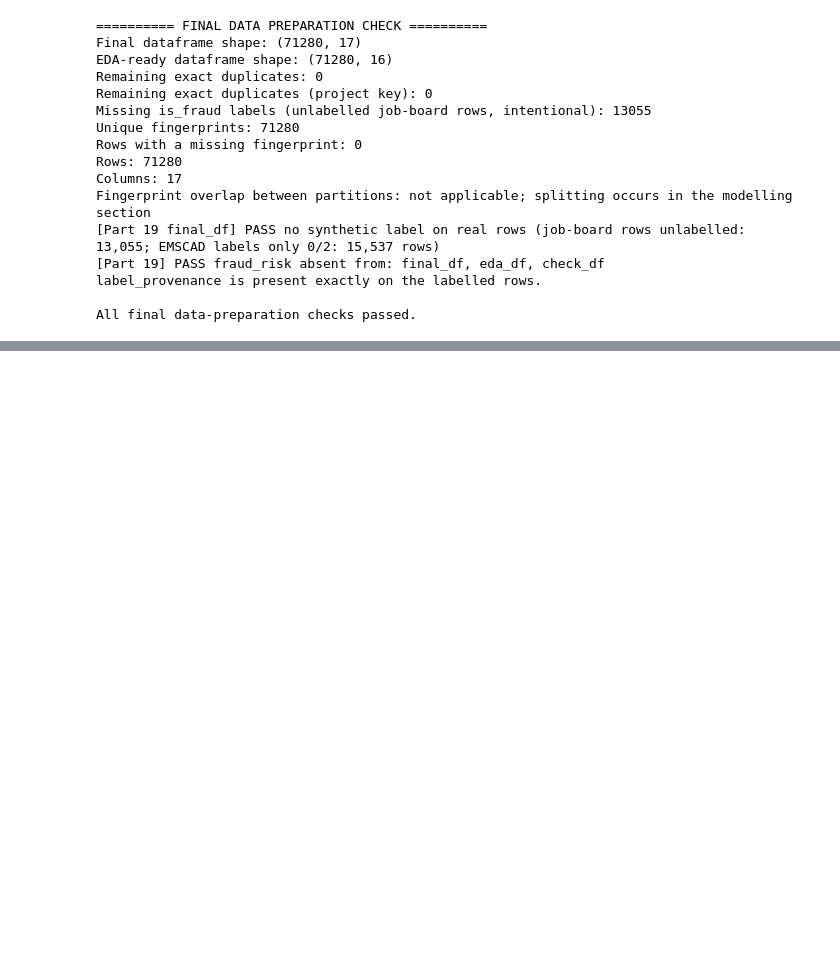
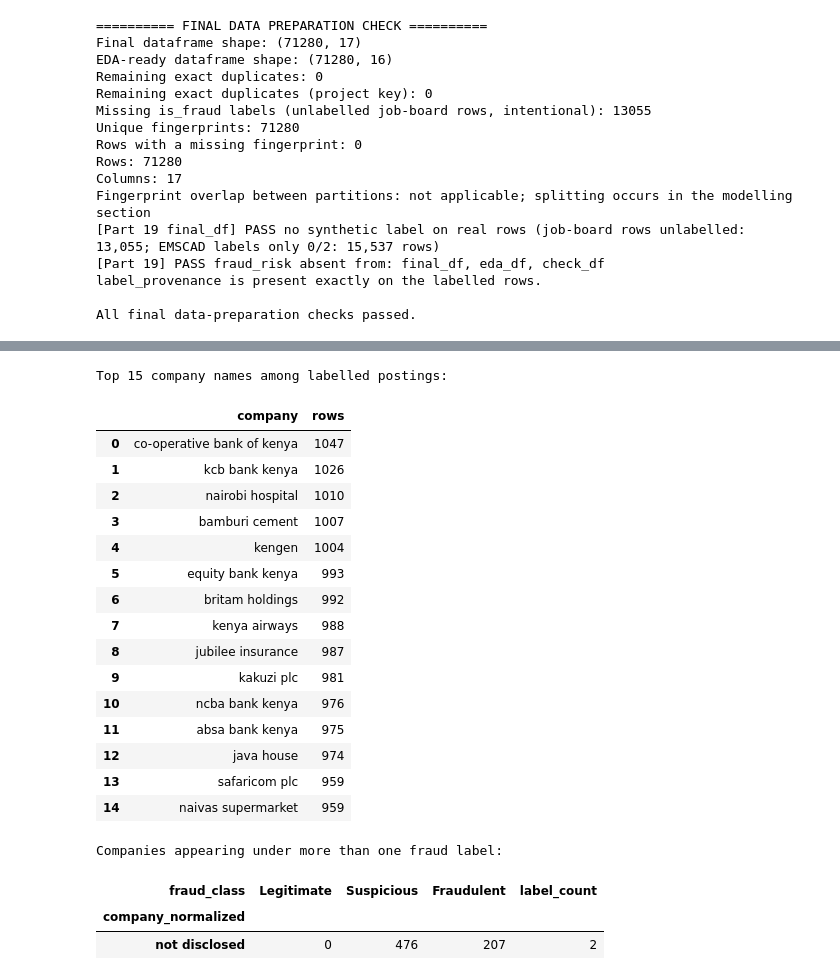
Before and after one commit to group2DS/job-scam-detection, a Jupyter notebook: notebooks/02_job_scam_detection.ipynb, the cells around one changed output, grey strips where cells are left out. Saved outputs shown, nothing was run; the diff lists cells and outputs as text; code cells hidden in the pictures; blank space fills up the shorter version.

```diff
--- a/notebooks/02_job_scam_detection.ipynb
+++ b/notebooks/02_job_scam_detection.ipynb
@@ -2193,0 +2486,60 @@ The original `is_fraud` column remains unchanged throughout this EDA.
+# %%
+# Normalize company names for frequency and cross-label checks.
+company_view = eda_df[eda_df["is_fraud"].notna()].copy()
+company_view["company_normalized"] = (
+    company_view["company"]
+    .fillna("")
+    .astype(str)
+    .str.lower()
+    .str.replace(r"\s+", " ", regex=True)
+    .str.strip()
+)
+company_view = company_view[company_view["company_normalized"] != ""].copy()
+company_view["fraud_class"] = company_view["is_fraud"].map(class_names)
+
+company_counts = company_view["company_normalized"].value_counts().head(15)
+company_frequency = company_counts.rename_axis("company").reset_index(name="rows")
+print("Top 15 company names among labelled postings:")
+display(company_frequency)
+
+company_label_table = pd.crosstab(
+    company_view["company_normalized"],
+    company_view["fraud_class"]
+)
+
+# Make the class columns predictable when a class is absent.
+for class_label in [class_names[label] for label in class_names]:
+    if class_label not in company_label_table.columns:
+        company_label_table[class_label] = 0
+company_label_table = company_label_table[[class_names[label] for label in class_names]]
+
+company_label_table["label_count"] = (company_label_table > 0).sum(axis=1)
+multi_label_companies = company_label_table[company_label_table["label_count"] > 1].copy()
+
+print("Companies appearing under more than one fraud label:")
+if multi_label_companies.empty:
+    print("No labelled company name appears under more than one fraud label.")
+else:
+    display(multi_label_companies.sort_values("label_count", ascending=False))
+# %% [output]
+Top 15 company names among labelled postings:
+|  | company | rows |
+| 0 | co-operative bank of kenya | 1047 |
+| 1 | kcb bank kenya | 1026 |
+| 2 | nairobi hospital | 1010 |
+| 3 | bamburi cement | 1007 |
+| 4 | kengen | 1004 |
+| 5 | equity bank kenya | 993 |
+| 6 | britam holdings | 992 |
+| 7 | kenya airways | 988 |
+| 8 | jubilee insurance | 987 |
+| 9 | kakuzi plc | 981 |
+| 10 | ncba bank kenya | 976 |
+| 11 | absa bank kenya | 975 |
+| 12 | java house | 974 |
+| 13 | safaricom plc | 959 |
+| 14 | naivas supermarket | 959 |
+Companies appearing under more than one fraud label:
+| fraud_class | Legitimate | Suspicious | Fraudulent | label_count |
+| company_normalized |  |  |  |  |
+| not disclosed | 0 | 476 | 207 | 2 |
```
Also changed, not shown: parts of 94 cells of this notebook.
